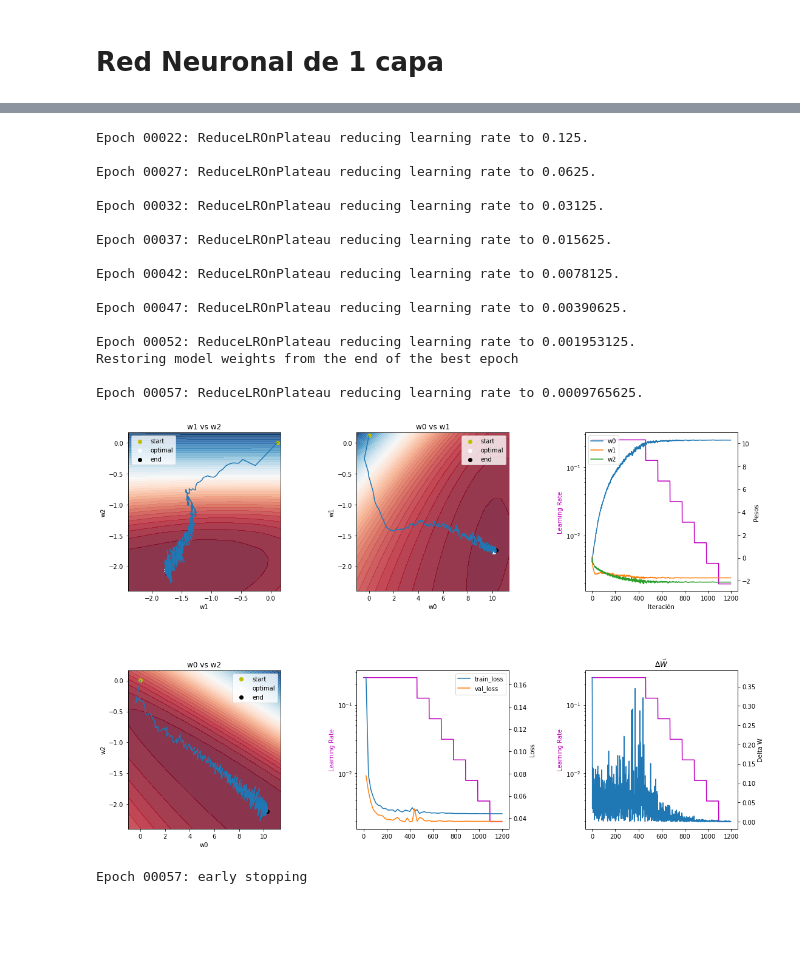
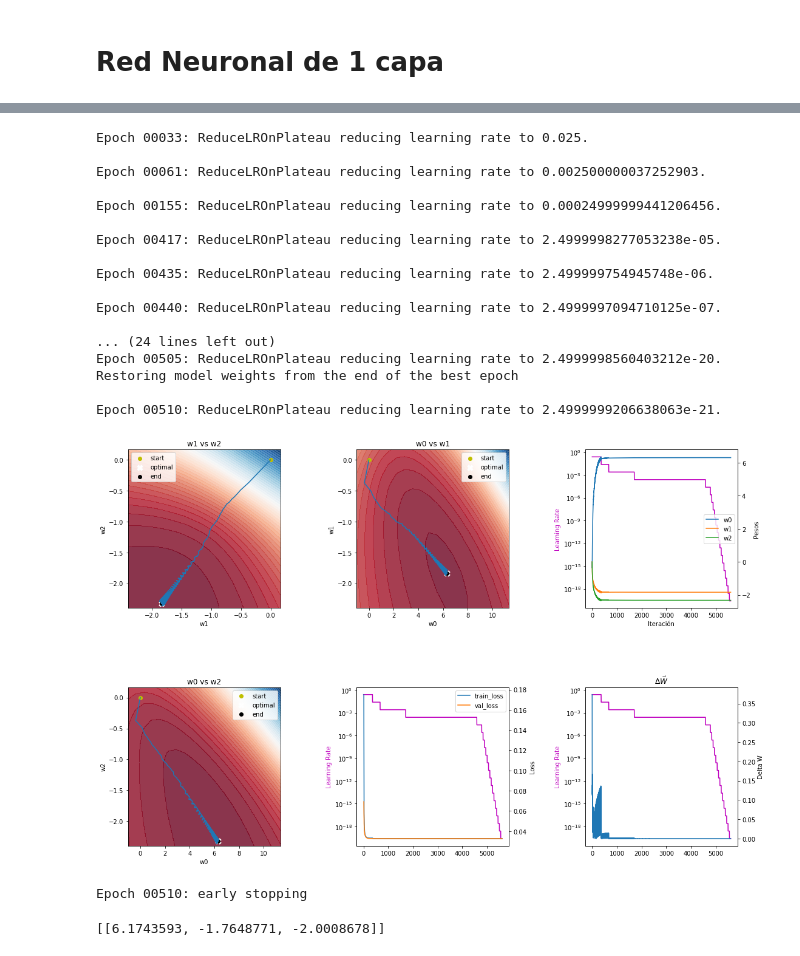
Before and after one commit to deeplearning-itba/optimizadores, a Jupyter notebook: 05 - Variaciones de Adam.ipynb, the cells around one changed output, grey strips where cells are left out. Cells and saved outputs as stored; diff of their text form; code cells hidden in the pictures; blank space fills up the shorter version.

```diff
--- a/05 - Variaciones de Adam.ipynb
+++ b/05 - Variaciones de Adam.ipynb
@@ -14,8 +14,8 @@ from matplotlib import pyplot as plt
 import OPT_helper
 from sklearn.model_selection import train_test_split
 np.random.seed(432)
-X=np.vstack([np.random.multivariate_normal([-5,2], [[2,5],[5,1]], 2000),
-             np.random.multivariate_normal([0,8], [[2,-3],[-3,2]], 2000)])
+X=np.vstack([np.random.multivariate_normal([-2.5,-2], [[2,5],[5,1]], 2000),
+             np.random.multivariate_normal([2.5,4], [[2,-3],[-3,2]], 2000)])
 y=np.hstack([np.ones(2000),
              np.zeros(2000)])
 #X=df[['Peso','Altura']].values
@@ -120,56 +129,62 @@ from keras.layers import Dense, Flatten
 from keras import optimizers
 from keras.callbacks import ModelCheckpoint,EarlyStopping, ReduceLROnPlateau
 model = Sequential()
-model.add(Dense(1, input_shape=x_train.shape[1:],activation='sigmoid', kernel_initializer='normal', name='salida'))
+model.add(Dense(1, input_shape=x_train.shape[1:],activation='sigmoid', kernel_initializer='zeros', name='salida'))
 optimizer = optimizers.Nadam(lr=0.25,
                              beta_1=0.9,
                              beta_2=0.999,
                              epsilon=1e-8)
 model.compile(loss = 'binary_crossentropy', optimizer=optimizer)
 earlyStopping=EarlyStopping(monitor='val_loss',
                             min_delta=0,
-                            patience=40, verbose=1, restore_best_weights=True)
+                            patience=80, verbose=1, restore_best_weights=True)
 reduceLR=ReduceLROnPlateau(monitor='val_loss',
-                           factor=0.5,
+                           factor=0.1,
                            patience=5,
                            verbose=1,
                            min_delta=0,
                            cooldown=0, min_lr=0)
 logWeights=OPT_helper.log_weights(get_weights,
                                   set_weights,
                                   surface_filename="./surface.pck",
                                   w1_range=[-2.4,0.3],
                                   w2_range=[-2.4,0.3],
                                   w0_range=[-1,12],
                                   n_points=20,
-                                  w1_opt=-1.767115,
-                                  w2_opt=-2.05875,
-                                  w0_opt=10.087935,
+                                  w1_opt=-1.8372542,
+                                  w2_opt=-2.325091,
+                                  w0_opt=6.3067813,
                                   plotloss_data=(x_train, y_train))
 
 history=model.fit(x_train,
           y_train ,
-          epochs=200,
-          batch_size=128,
+          epochs=4000,
+          batch_size=256,
           verbose=0,
-          validation_data=(x_test, y_test),
-          callbacks=[logWeights, earlyStopping, reduceLR])
+          validation_data=(x_train, y_train),
+          callbacks=[logWeights, earlyStopping, reduceLR],
+          shuffle=False)
 # %% [output]
-Epoch 00022: ReduceLROnPlateau reducing learning rate to 0.125.
+Epoch 00033: ReduceLROnPlateau reducing learning rate to 0.025.
 
-Epoch 00027: ReduceLROnPlateau reducing learning rate to 0.0625.
+Epoch 00061: ReduceLROnPlateau reducing learning rate to 0.002500000037252903.
 
-Epoch 00032: ReduceLROnPlateau reducing learning rate to 0.03125.
+Epoch 00155: ReduceLROnPlateau reducing learning rate to 0.00024999999441206456.
 
-Epoch 00037: ReduceLROnPlateau reducing learning rate to 0.015625.
+Epoch 00417: ReduceLROnPlateau reducing learning rate to 2.4999998277053238e-05.
 
-Epoch 00042: ReduceLROnPlateau reducing learning rate to 0.0078125.
+Epoch 00435: ReduceLROnPlateau reducing learning rate to 2.499999754945748e-06.
 
-Epoch 00047: ReduceLROnPlateau reducing learning rate to 0.00390625.
+Epoch 00440: ReduceLROnPlateau reducing learning rate to 2.4999997094710125e-07.
 
-Epoch 00052: ReduceLROnPlateau reducing learning rate to 0.001953125.
+... (24 lines left out)
+Epoch 00505: ReduceLROnPlateau reducing learning rate to 2.4999998560403212e-20.
 Restoring model weights from the end of the best epoch
 
-Epoch 00057: ReduceLROnPlateau reducing learning rate to 0.0009765625.
+Epoch 00510: ReduceLROnPlateau reducing learning rate to 2.4999999206638063e-21.
-[figure, old version]
+[figure, new version]
-Epoch 00057: early stopping
+Epoch 00510: early stopping
+# %%
+get_weights(model)
+# %% [output]
+[[6.1743593, -1.7648771, -2.0008678]]
```
Also changed, not shown: parts of 4 cells of this notebook, 7 other files.
